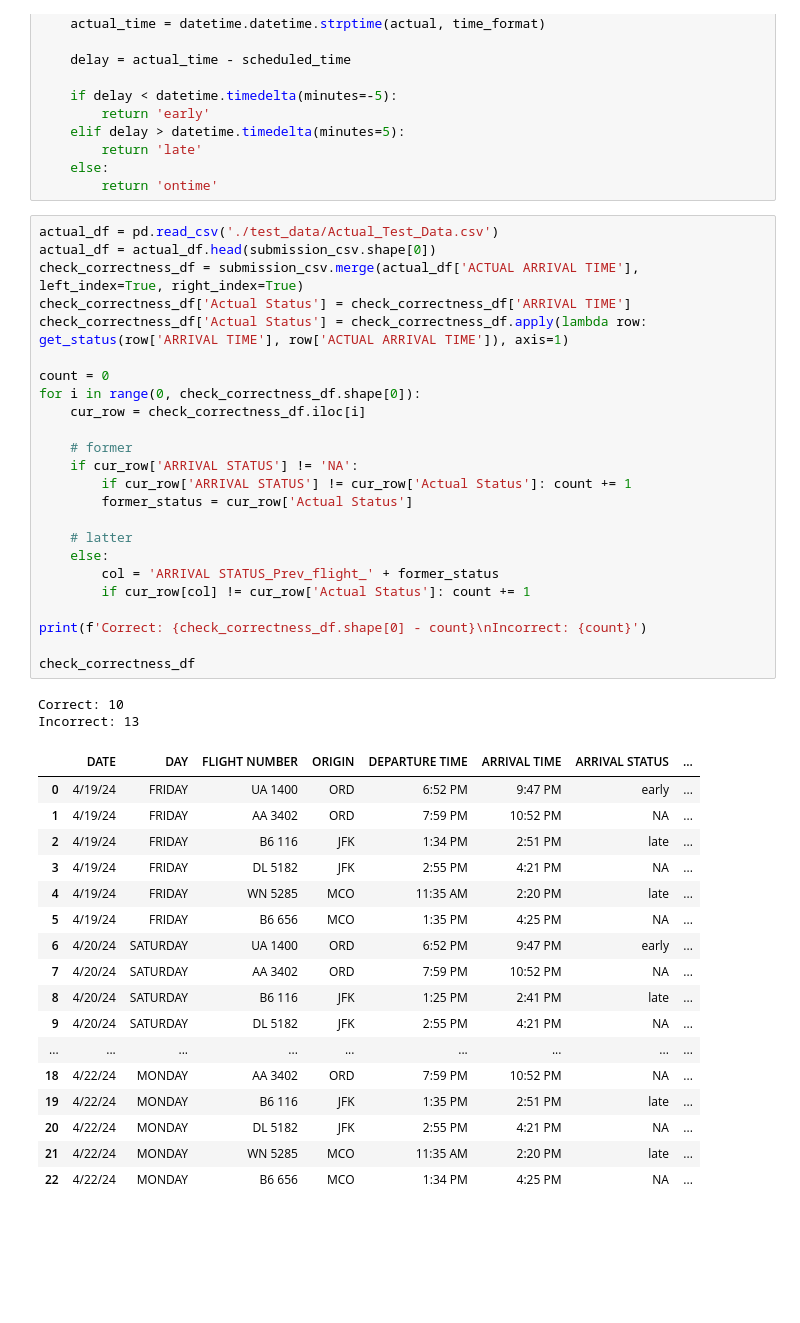
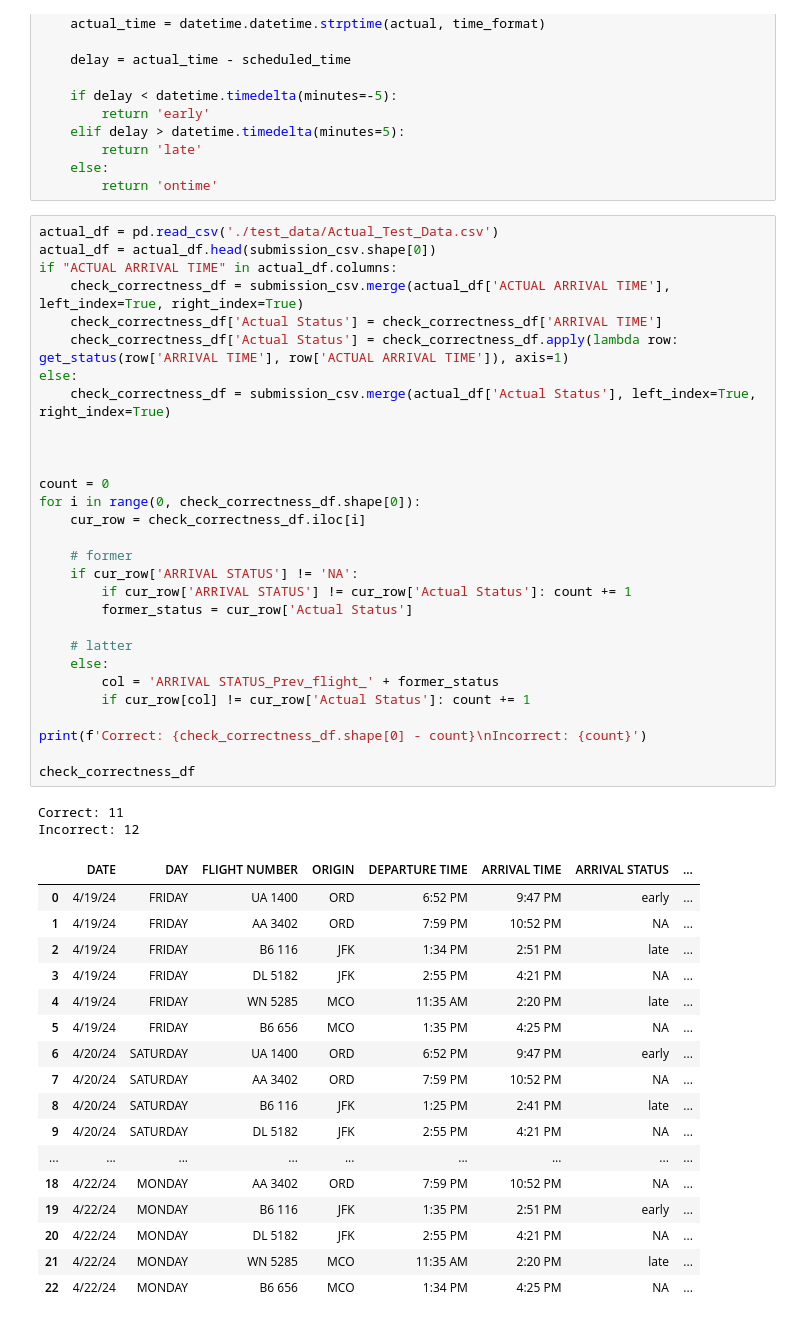
Before and after one commit to pksp99/flight-predictor, a Jupyter notebook: make_final_prediction_csv.ipynb, the cells around one changed output. Drawn from its saved outputs; the diff is of its cells as text; blank space fills up the shorter version.

Commit message:
Adding actual final predictions

```diff
--- a/make_final_prediction_csv.ipynb
+++ b/make_final_prediction_csv.ipynb
@@ -266,44 +268,49 @@ def get_status(scheduled, actual):
 # %%
 actual_df = pd.read_csv('./test_data/Actual_Test_Data.csv')
 actual_df = actual_df.head(submission_csv.shape[0])
-check_correctness_df = submission_csv.merge(actual_df['ACTUAL ARRIVAL TIME'], left_index=True, right_index=True)
-check_correctness_df['Actual Status'] = check_correctness_df['ARRIVAL TIME']
-check_correctness_df['Actual Status'] = check_correctness_df.apply(lambda row: get_status(row['ARRIVAL TIME'], row['ACTUAL ARRIVAL TIME']), axis=1)
+if "ACTUAL ARRIVAL TIME" in actual_df.columns:
+    check_correctness_df = submission_csv.merge(actual_df['ACTUAL ARRIVAL TIME'], left_index=True, right_index=True)
+    check_correctness_df['Actual Status'] = check_correctness_df['ARRIVAL TIME']
+    check_correctness_df['Actual Status'] = check_correctness_df.apply(lambda row: get_status(row['ARRIVAL TIME'], row['ACTUAL ARRIVAL TIME']), axis=1)
+else:
+    check_correctness_df = submission_csv.merge(actual_df['Actual Status'], left_index=True, right_index=True)
+
+
 
 count = 0
 for i in range(0, check_correctness_df.shape[0]):
     cur_row = check_correctness_df.iloc[i]
 
     # former
     if cur_row['ARRIVAL STATUS'] != 'NA':
         if cur_row['ARRIVAL STATUS'] != cur_row['Actual Status']: count += 1
         former_status = cur_row['Actual Status']
 
     # latter
     else:
         col = 'ARRIVAL STATUS_Prev_flight_' + former_status
         if cur_row[col] != cur_row['Actual Status']: count += 1
 
 print(f'Correct: {check_correctness_df.shape[0] - count}\nIncorrect: {count}')
 
 check_correctness_df
 # %% [output]
-Correct: 10
-Incorrect: 13
+Correct: 11
+Incorrect: 12
 |  | DATE | DAY | FLIGHT NUMBER | ORIGIN | DEPARTURE TIME | ARRIVAL TIME | ARRIVAL STATUS | ... |
 | 0 | 4/19/24 | FRIDAY | UA 1400 | ORD | 6:52 PM | 9:47 PM | early | ... |
 | 1 | 4/19/24 | FRIDAY | AA 3402 | ORD | 7:59 PM | 10:52 PM | NA | ... |
 | 2 | 4/19/24 | FRIDAY | B6 116 | JFK | 1:34 PM | 2:51 PM | late | ... |
 | 3 | 4/19/24 | FRIDAY | DL 5182 | JFK | 2:55 PM | 4:21 PM | NA | ... |
 | 4 | 4/19/24 | FRIDAY | WN 5285 | MCO | 11:35 AM | 2:20 PM | late | ... |
 | 5 | 4/19/24 | FRIDAY | B6 656 | MCO | 1:35 PM | 4:25 PM | NA | ... |
 | 6 | 4/20/24 | SATURDAY | UA 1400 | ORD | 6:52 PM | 9:47 PM | early | ... |
 | 7 | 4/20/24 | SATURDAY | AA 3402 | ORD | 7:59 PM | 10:52 PM | NA | ... |
 | 8 | 4/20/24 | SATURDAY | B6 116 | JFK | 1:25 PM | 2:41 PM | late | ... |
 | 9 | 4/20/24 | SATURDAY | DL 5182 | JFK | 2:55 PM | 4:21 PM | NA | ... |
 | ... | ... | ... | ... | ... | ... | ... | ... | ... |
 | 18 | 4/22/24 | MONDAY | AA 3402 | ORD | 7:59 PM | 10:52 PM | NA | ... |
-| 19 | 4/22/24 | MONDAY | B6 116 | JFK | 1:35 PM | 2:51 PM | late | ... |
+| 19 | 4/22/24 | MONDAY | B6 116 | JFK | 1:35 PM | 2:51 PM | early | ... |
 | 20 | 4/22/24 | MONDAY | DL 5182 | JFK | 2:55 PM | 4:21 PM | NA | ... |
 | 21 | 4/22/24 | MONDAY | WN 5285 | MCO | 11:35 AM | 2:20 PM | late | ... |
 | 22 | 4/22/24 | MONDAY | B6 656 | MCO | 1:34 PM | 4:25 PM | NA | ... |
```
Also changed, not shown: parts of 3 cells of this notebook, 2 other files.
